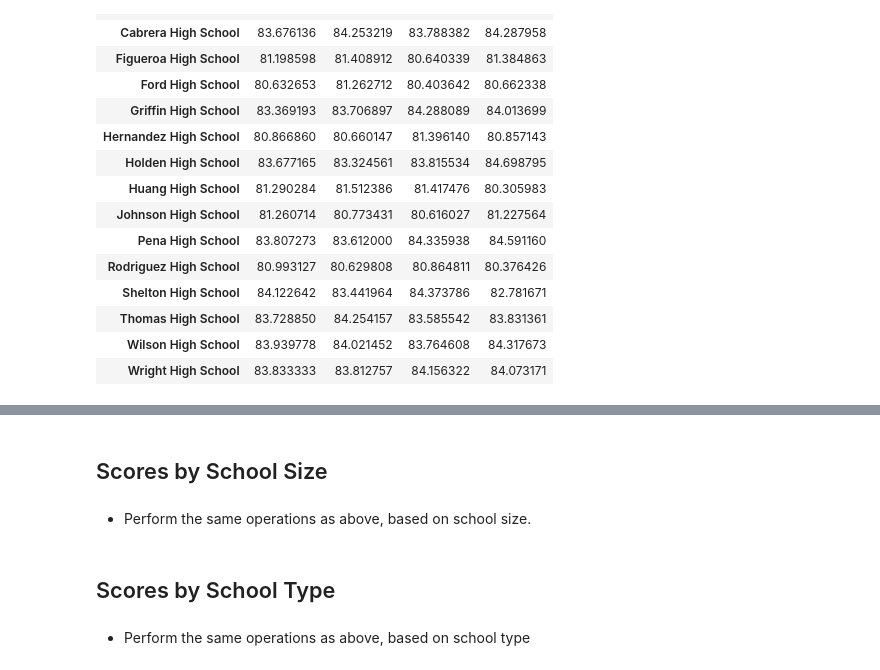
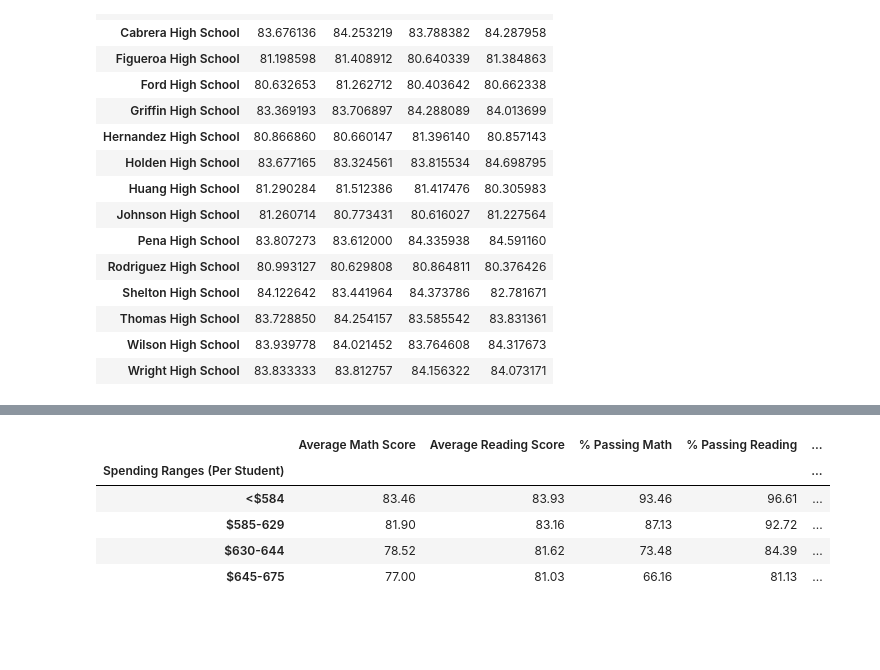
Before and after one commit to js04237/pandas-challenge, a Jupyter notebook: PyCitySchools/PyCitySchools.ipynb, the cells around one changed output, grey strips where cells are left out. Drawn from its saved outputs; the diff is of its cells as text; code cells hidden in the pictures; blank space fills up the shorter version.

```diff
--- a/PyCitySchools/PyCitySchools.ipynb
+++ b/PyCitySchools/PyCitySchools.ipynb
@@ -267,8 +254,40 @@ reading_by_school
-# %% [markdown]
-## Scores by School Size
-# %% [markdown]
-* Perform the same operations as above, based on school size.
-# %% [markdown]
-## Scores by School Type
-# %% [markdown]
-* Perform the same operations as above, based on school type
+# %%
+## Scores by School Spending
+# Start with an earlier df that doesn't have the values converted to strings
+performance_investment = renamed_df
+performance_investment
+
+# Bin the DataFrame
+bins = [0, 584, 629, 644, 675]
+group_names = ["<$584", "$585-629", "$630-644", "$645-675"]
+performance_investment["Spending Ranges (Per Student)"] = pd.cut(performance_investment["Per Student Budget"], bins,
+                                                      labels=group_names, include_lowest=True)
+
+# Trim the DataFrame to the requisite columns
+performance_investment = performance_investment[{"Spending Ranges (Per Student)", "Average Math Score",
+                "Average Reading Score", "% Passing Math", "% Passing Reading", "% Overall Passing"}]
+
+# Change the index to the binned value column
+performance_investment.set_index(["Spending Ranges (Per Student)"], inplace=True)
+
+# Group by the binned value column and average scores
+performance_investment = performance_investment.groupby(["Spending Ranges (Per Student)"]).mean()
+performance_investment
+
+# Reorder the columns
+performance_investment = performance_investment[["Average Math Score", "Average Reading Score", "% Passing Math",
+                                                 "% Passing Reading", "% Overall Passing"]]
+# Adjust the units
+performance_investment["Average Math Score"] = round(performance_investment["Average Math Score"],2)
+performance_investment["Average Reading Score"] = round(performance_investment["Average Reading Score"],2)
+performance_investment["% Passing Math"] = round(performance_investment["% Passing Math"] * 100,2)
+performance_investment["% Passing Reading"] = round(performance_investment["% Passing Reading"] * 100,2)
+performance_investment["% Overall Passing"] = round(performance_investment["% Overall Passing"] * 100,2)
+performance_investment
+# %% [output]
+|  | Average Math Score | Average Reading Score | % Passing Math | % Passing Reading | ... |
+| Spending Ranges (Per Student) |  |  |  |  | ... |
+| <$584 | 83.46 | 83.93 | 93.46 | 96.61 | ... |
+| $585-629 | 81.90 | 83.16 | 87.13 | 92.72 | ... |
+| $630-644 | 78.52 | 81.62 | 73.48 | 84.39 | ... |
+| $645-675 | 77.00 | 81.03 | 66.16 | 81.13 | ... |
```
Also changed, not shown: parts of 6 cells of this notebook.
